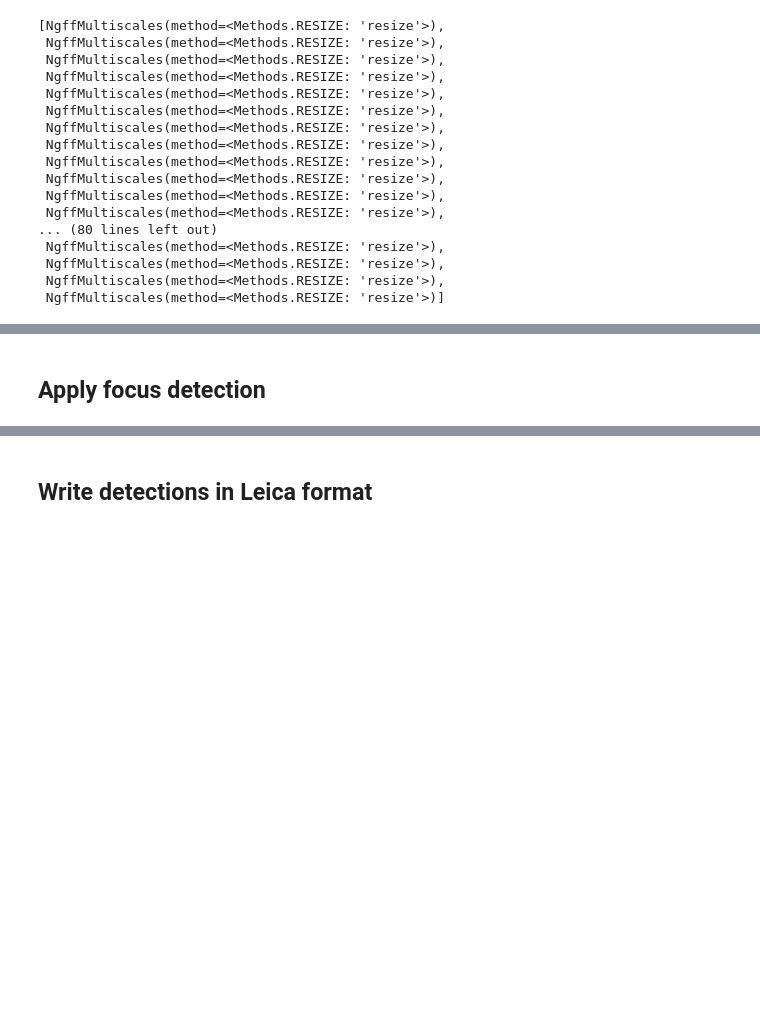
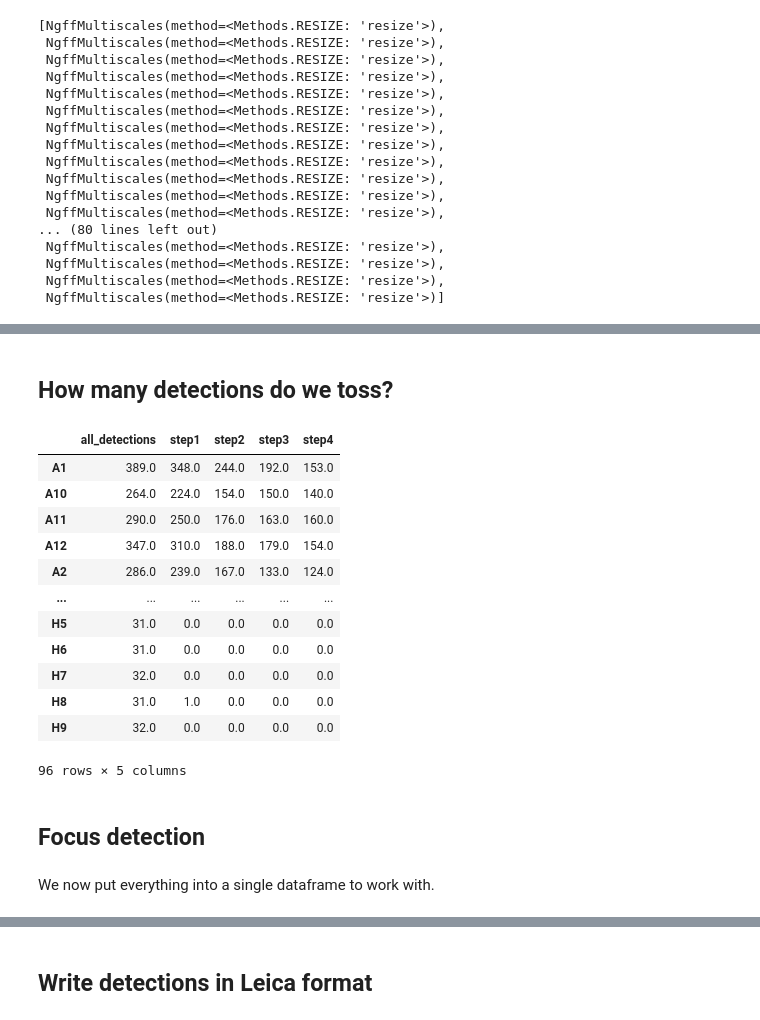
Before and after one commit to BCF-MPI-CBG/autoSCAPE, a Jupyter notebook: docs/notebooks/apply_yolo.ipynb, the cells around one changed output, grey strips where cells are left out. Saved outputs shown, nothing was run; the diff lists cells and outputs as text; code cells hidden in the pictures; blank space fills up the shorter version.

```diff
--- a/docs/notebooks/apply_yolo.ipynb
+++ b/docs/notebooks/apply_yolo.ipynb
@@ -219,8 +221,9 @@ resolution_level = 2
 
 image_layers = []
 shapes_layers = []
+features = pd.DataFrame()
 
-for ms in scene.images:
+for ms in tqdm.tqdm(scene.images):
 	# retrieve translation and multiscales
 	translation = [t for t in scene.metadata.coordinateTransformations if t.input.path == ms.name][0]
 	translate = translation.translation
@@ -243,6 +246,11 @@ for ms in scene.images:
 		rectangles.append([(z0, y0, x0), (z0, y0, x1), (z0, y1, x1), (z0, y1, x0)])
 
 	df_rectangles.drop(columns=["x0", "y0", "x1", "y1"], inplace=True)
+	df_rectangles["Well"] = ms.name
+	df_rectangles["Row"] = ms.name[0]
+	df_rectangles["Column"] = int(ms.name[1:])
+
+	features = pd.concat([features, df_rectangles], ignore_index=True)
 
 	image_layers.append(
 		napari.layers.Image(
@@ -259,5 +267,19 @@ for ms in scene.images:
 		)
 	)
 
-[viewer.add_layer(layer) for layer in image_layers + shapes_layers]
+[viewer.add_layer(layer) for layer in image_layers]
+
+# concatenate all shapes layers into one
+shapes = [shape for layer in shapes_layers for shape in layer.data]
+
+# make these columns categorical
+features["Well"] = features["Well"].astype("category")
+features["Row"] = features["Row"].astype("category")
+features["Column"] = features["Column"].astype("category")
+
+viewer.add_shapes(
+	shapes, shape_type="rectangle", edge_color="red",
+	face_color="transparent", features=features, edge_width = 0.00001,
+	name="all_detections"
+)
 # %% [output]
@@ -307,8 +289,37 @@ c:\Users\Leica-User\miniforge3\envs\autoscape2\Lib\site-packages\biaplotter\arti
 # %% [markdown]
-## Apply focus detection
+## How many detections do we toss?
+# %%
+table_numbers = pd.DataFrame()
+features = viewer.layers["all_detections"].features
+
+for layer in [viewer.layers["all_detections"], viewer.layers["step1"], viewer.layers["step2"], viewer.layers["step3"], viewer.layers["step4"]]:
+    for well in features["Well"].cat.categories:
+        n_detections = layer.features[layer.features["Well"] == well].shape[0]
+        table_numbers.at[well, layer.name] = n_detections
+
+
+table_numbers
+# %% [output]
+|  | all_detections | step1 | step2 | step3 | step4 |
+| A1 | 389.0 | 348.0 | 244.0 | 192.0 | 153.0 |
+| A10 | 264.0 | 224.0 | 154.0 | 150.0 | 140.0 |
+| A11 | 290.0 | 250.0 | 176.0 | 163.0 | 160.0 |
+| A12 | 347.0 | 310.0 | 188.0 | 179.0 | 154.0 |
+| A2 | 286.0 | 239.0 | 167.0 | 133.0 | 124.0 |
+| ... | ... | ... | ... | ... | ... |
+| H5 | 31.0 | 0.0 | 0.0 | 0.0 | 0.0 |
+| H6 | 31.0 | 0.0 | 0.0 | 0.0 | 0.0 |
+| H7 | 32.0 | 0.0 | 0.0 | 0.0 | 0.0 |
+| H8 | 31.0 | 1.0 | 0.0 | 0.0 | 0.0 |
+| H9 | 32.0 | 0.0 | 0.0 | 0.0 | 0.0 |
+96 rows × 5 columns
+# %% [markdown]
+## Focus detection
 # %%
 best_model = FocusLightningModel.load_from_checkpoint(r"logs_focus_detector/lightning_logs/version_6/checkpoints/best.ckpt").eval()
 # %%
 def fit_func(x, a, x0, y0):
     return y0 + a  * (x-x0)**2
+# %% [markdown]
+We now put everything into a single dataframe to work with.
 # %%
```
Also changed, not shown: parts of 11 cells of this notebook, 6 other files.
